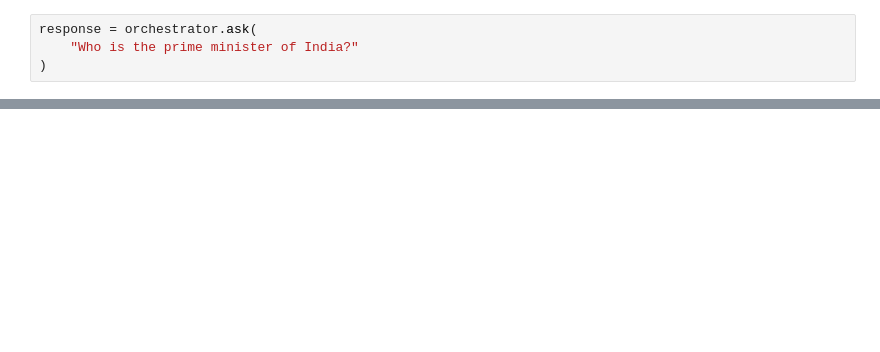
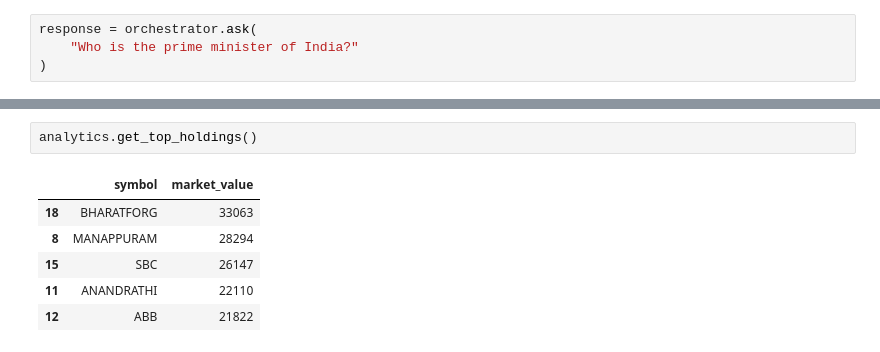
Before and after one commit to dushyantverma22/Financial-bot, a Jupyter notebook: backened/sprint2.ipynb, the cells around one changed output, grey strips where cells are left out. Drawn from its saved outputs; the diff is of its cells as text; blank space fills up the shorter version.

```diff
--- a/backened/sprint2.ipynb
+++ b/backened/sprint2.ipynb
@@ -79,0 +104,9 @@ response
+# %%
+analytics.get_top_holdings()
+# %% [output]
+|  | symbol | market_value |
+| 18 | BHARATFORG | 33063 |
+| 8 | MANAPPURAM | 28294 |
+| 15 | SBC | 26147 |
+| 11 | ANANDRATHI | 22110 |
+| 12 | ABB | 21822 |
```
Also changed, not shown: parts of 23 cells of this notebook, 40 other files.
